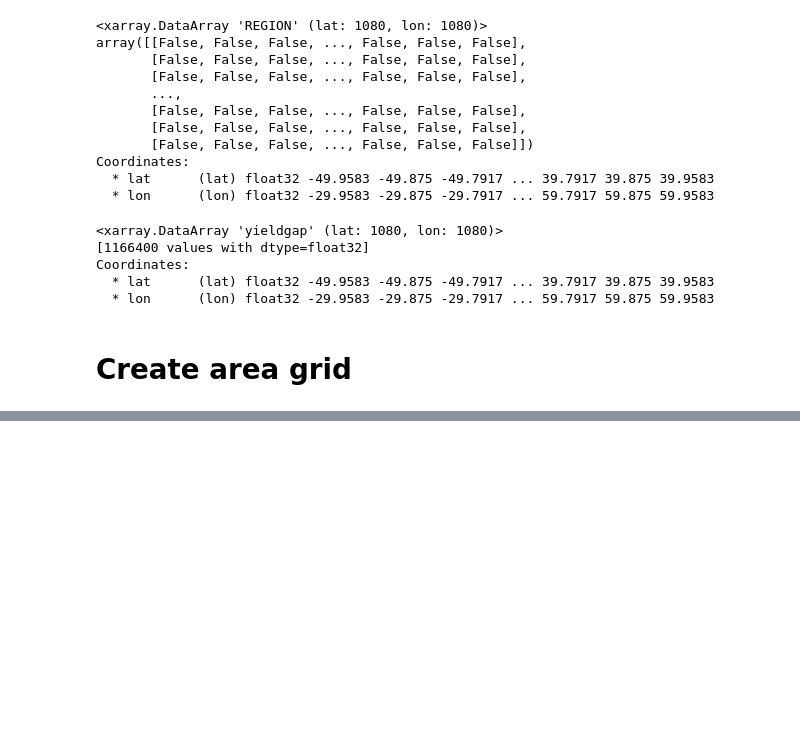
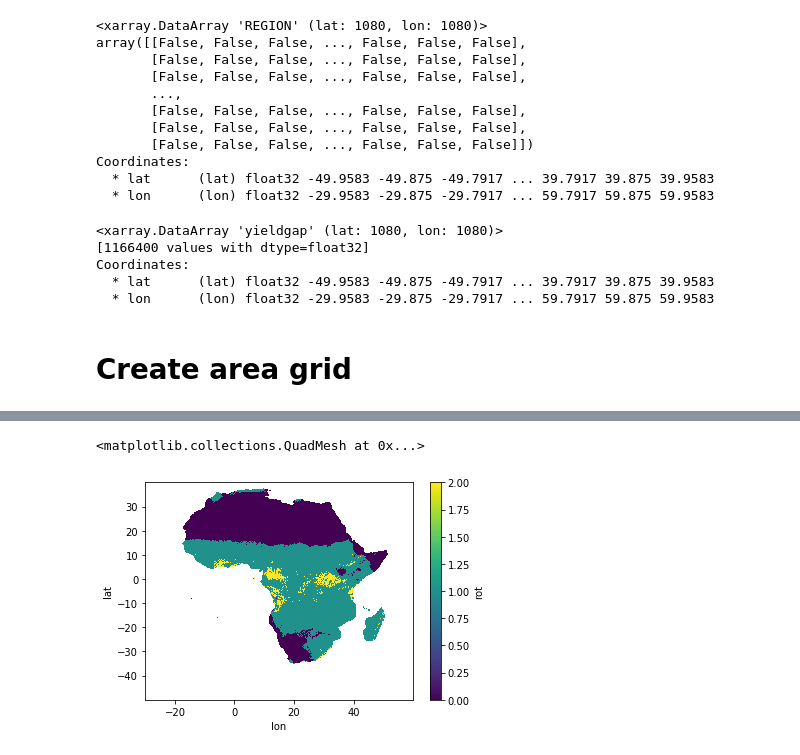
Before and after one commit to cwerner/yieldgap-analysis-africa, a Jupyter notebook: preprocessing.ipynb, the cells around one changed output, grey strips where cells are left out. Drawn from its saved outputs; the diff is of its cells as text; code cells hidden in the pictures; blank space fills up the shorter version.

```diff
--- a/preprocessing.ipynb
+++ b/preprocessing.ipynb
@@ -182,0 +234,14 @@ new.to_netcdf("yieldgap_maize_0083deg.nc")
+# %%
+with xr.Dataset() as new:
+    new["ygap"] = ygap
+    new["mask"] = mask.REGION
+    new["ygapm"] = ygap.where(africa == True)
+    new["area"] = create_area_grid(ygap, res=0.0833333333)
+    new["rot"] = da2
+    new["country"] = admin2.COUNTRY.where(africa == True)
+    new.to_netcdf("yieldgap_maize_0083deg_v2.nc")
+# %%
+new.rot.plot()
+# %% [output]
+<matplotlib.collections.QuadMesh at 0x...>
+[figure, added]
```
Also changed, not shown: parts of 11 cells of this notebook, 5 other files.
